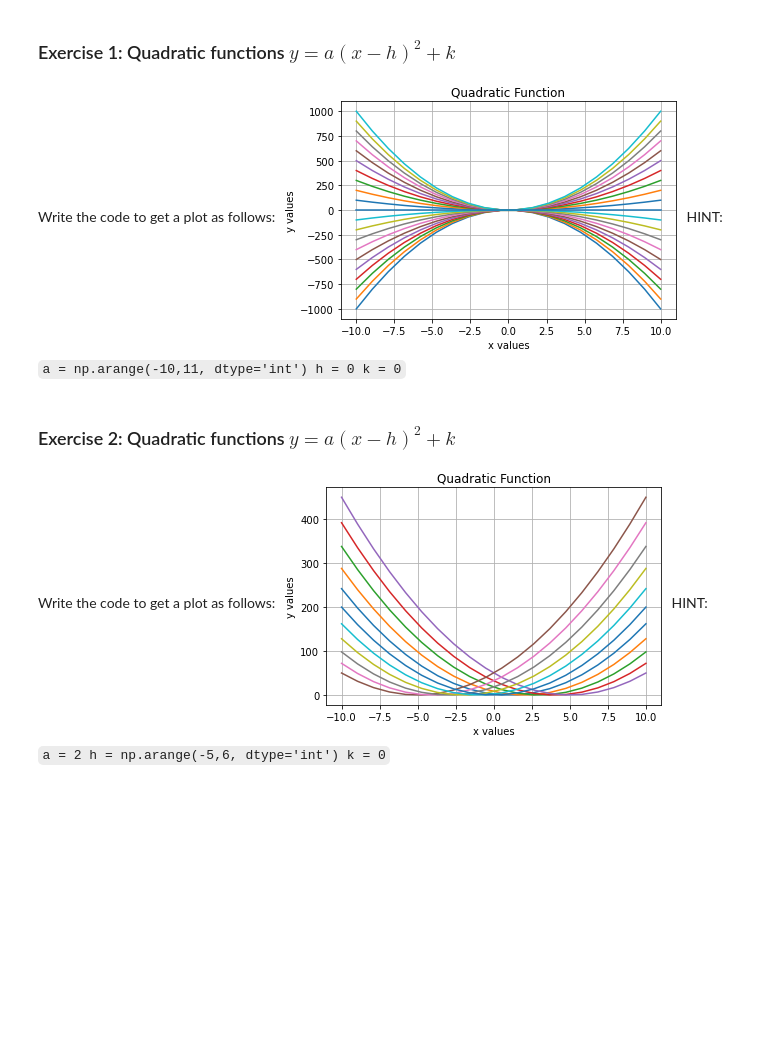
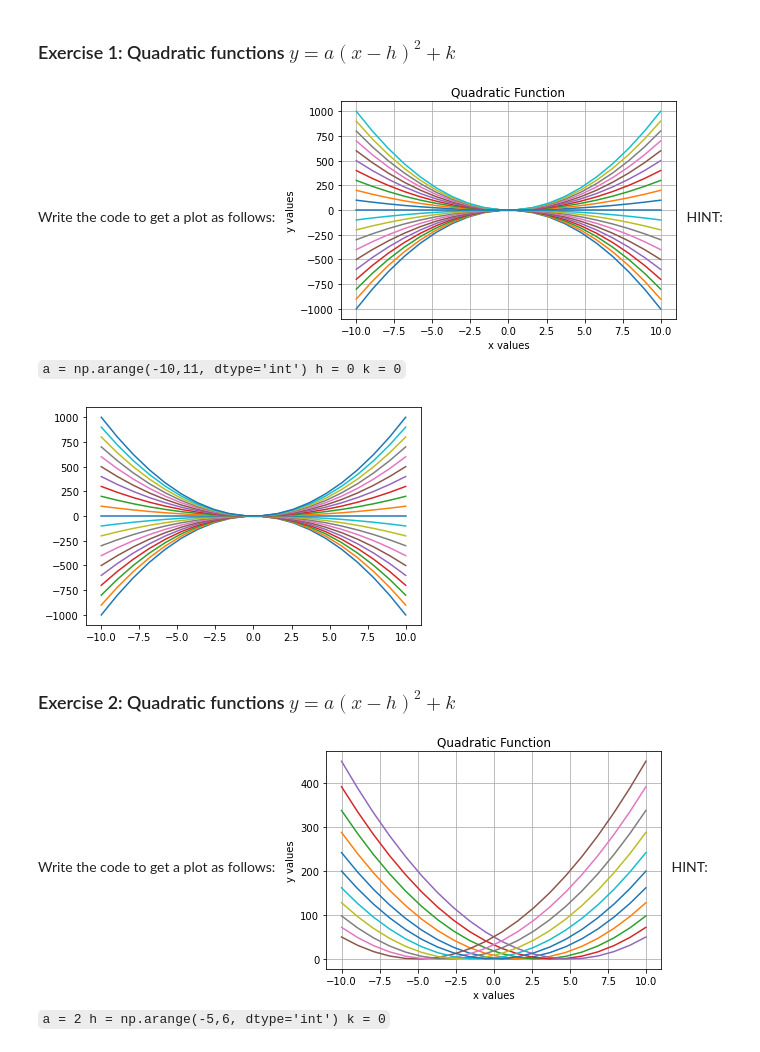
Before and after one commit to viksri98/Summer21, a Jupyter notebook: Review/Review_Lesson12_Functions.ipynb, the cells around one changed output. Saved outputs shown, nothing was run; the diff lists cells and outputs as text; code cells hidden in the pictures; blank space fills up the shorter version.

```diff
--- a/Review/Review_Lesson12_Functions.ipynb
+++ b/Review/Review_Lesson12_Functions.ipynb
@@ -15,13 +15,18 @@ HINT: <br>
 # %%
 import numpy as np
 from matplotlib import pyplot as plt
 
 a = np.arange(-10, 11, dtype='int')
 x = np.linspace(-10, 10, 20)
 h = 0
 k = 0
 
 # Your code goes here
+for i in a:
+    plt.plot(x, i * (x - h) ** 2 + k)
+plt.show()
+# %% [output]
+[figure, added]
 # %% [markdown]
 ### Exercise 2: Quadratic functions $y = a(x-h)^2 + k$
 
```
Also changed, not shown: 2 other files.
